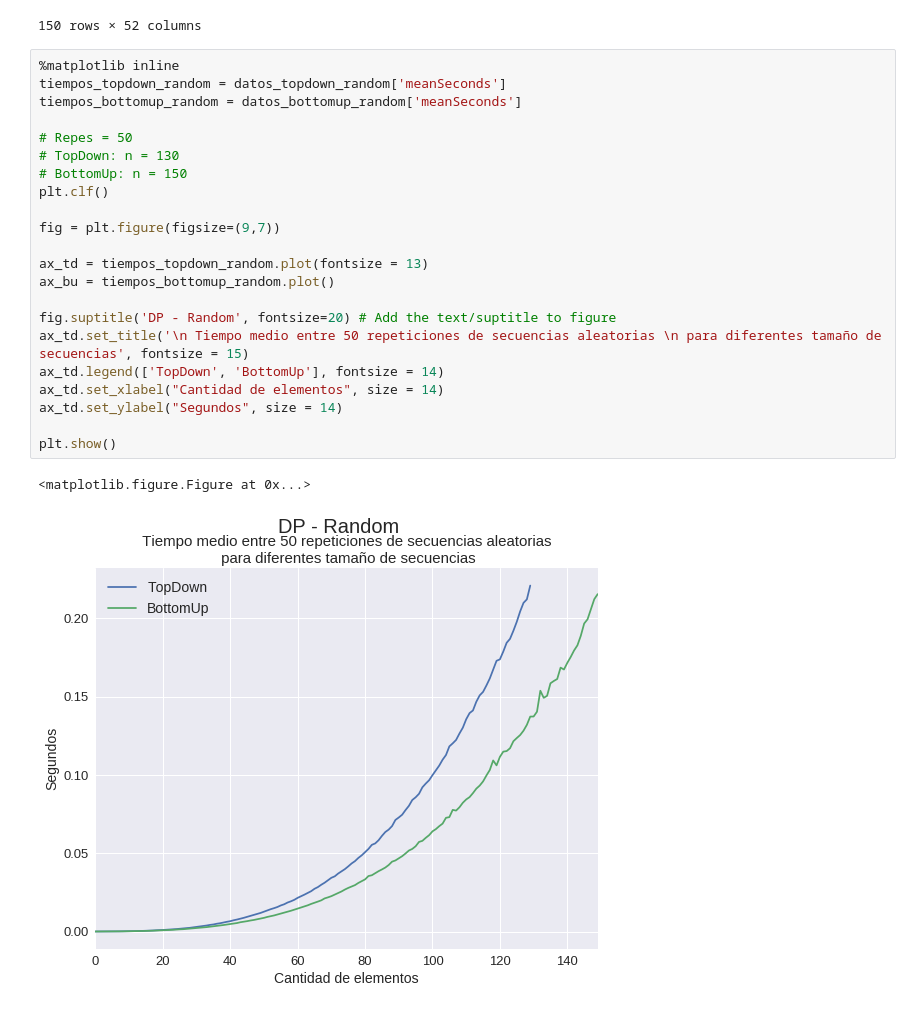
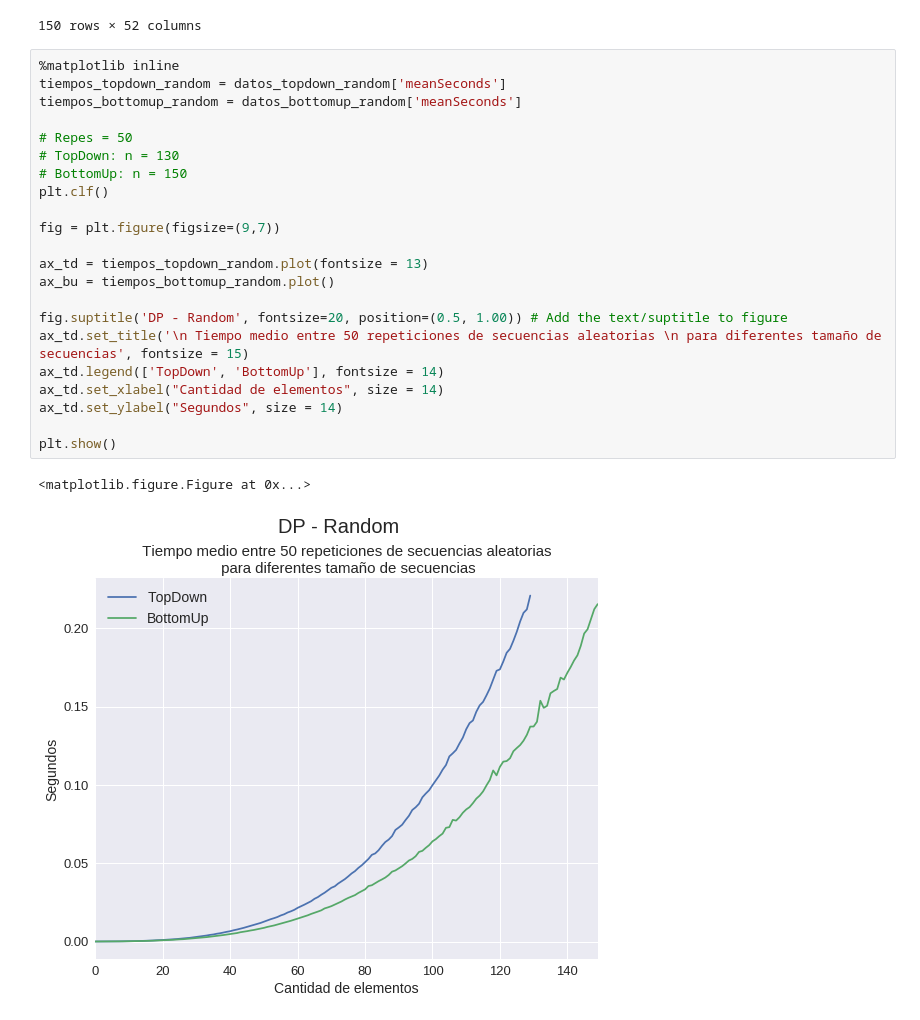
Before and after one commit to JonSeijo/algo3-tp1, a Jupyter notebook: experimentos/Graficador random.ipynb, the cells around one changed output. Drawn from its saved outputs; the diff is of its cells as text.

```diff
--- a/experimentos/Graficador random.ipynb
+++ b/experimentos/Graficador random.ipynb
@@ -131,28 +131,28 @@ datos_bottomup_random
 # %%
 %matplotlib inline
 tiempos_topdown_random = datos_topdown_random['meanSeconds']
 tiempos_bottomup_random = datos_bottomup_random['meanSeconds']
 
 # Repes = 50
 # TopDown: n = 130
 # BottomUp: n = 150
 plt.clf()
 
 fig = plt.figure(figsize=(9,7))
 
 ax_td = tiempos_topdown_random.plot(fontsize = 13)
 ax_bu = tiempos_bottomup_random.plot()
 
-fig.suptitle('DP - Random', fontsize=20) # Add the text/suptitle to figure
+fig.suptitle('DP - Random', fontsize=20, position=(0.5, 1.00)) # Add the text/suptitle to figure
 ax_td.set_title('\n Tiempo medio entre 50 repeticiones de secuencias aleatorias \n para diferentes tamaño de secuencias', fontsize = 15)
 ax_td.legend(['TopDown', 'BottomUp'], fontsize = 14)
 ax_td.set_xlabel("Cantidad de elementos", size = 14)
 ax_td.set_ylabel("Segundos", size = 14)
 
 plt.show()
 # %% [output]
 <matplotlib.figure.Figure at 0x...>
-[figure, old version]
+[figure, new version]
 # %%
 %matplotlib inline
 tiempos_topdown_random = datos_topdown_random['meanSeconds']
```
Also changed, not shown: parts of 2 cells of this notebook, 3 other files.
